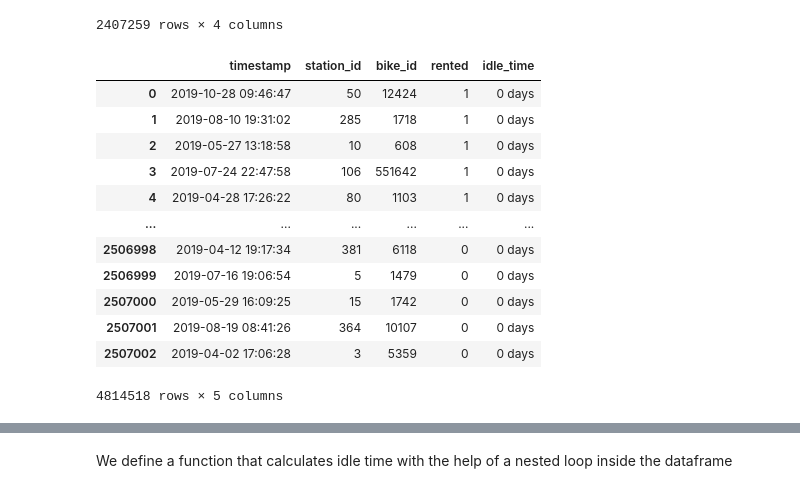
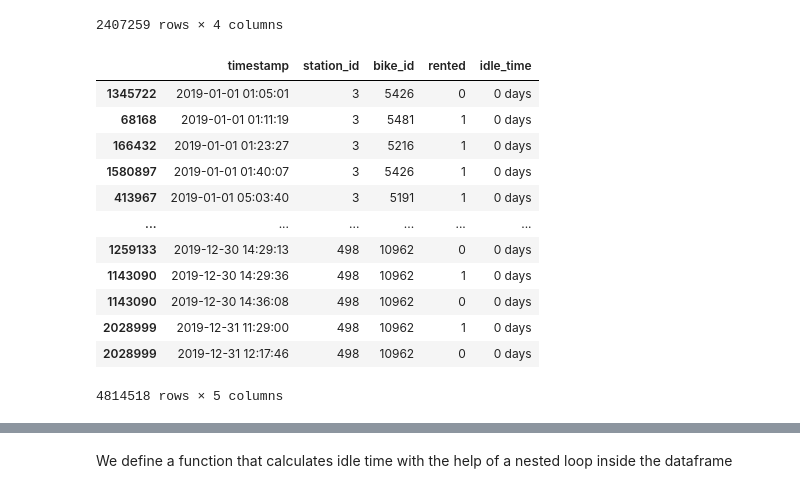
Before and after one commit to Ppkhanh/The-Learning-Machines, a Jupyter notebook: DataPrepVer1.ipynb, the cells around one changed output, grey strips where cells are left out. Cells and saved outputs as stored; diff of their text form; code cells hidden in the pictures.

```diff
--- a/DataPrepVer1.ipynb
+++ b/DataPrepVer1.ipynb
@@ -261,20 +261,20 @@ end_stations
 2407259 rows × 4 columns
 # %%
 df_merged = pd.concat([start_stations, end_stations], axis = 0)
-df_merged.sort_values(by = ["station_id", "timestamp"])
+df_merged = df_merged.sort_values(by = ["station_id", "timestamp"])
 df_merged['idle_time'] = pd.Timedelta(0)
 df_merged
 # %% [output]
 |  | timestamp | station_id | bike_id | rented | idle_time |
-| 0 | 2019-10-28 09:46:47 | 50 | 12424 | 1 | 0 days |
-| 1 | 2019-08-10 19:31:02 | 285 | 1718 | 1 | 0 days |
-| 2 | 2019-05-27 13:18:58 | 10 | 608 | 1 | 0 days |
-| 3 | 2019-07-24 22:47:58 | 106 | 551642 | 1 | 0 days |
-| 4 | 2019-04-28 17:26:22 | 80 | 1103 | 1 | 0 days |
+| 1345722 | 2019-01-01 01:05:01 | 3 | 5426 | 0 | 0 days |
+| 68168 | 2019-01-01 01:11:19 | 3 | 5481 | 1 | 0 days |
+| 166432 | 2019-01-01 01:23:27 | 3 | 5216 | 1 | 0 days |
+| 1580897 | 2019-01-01 01:40:07 | 3 | 5426 | 1 | 0 days |
+| 413967 | 2019-01-01 05:03:40 | 3 | 5191 | 1 | 0 days |
 | ... | ... | ... | ... | ... | ... |
-| 2506998 | 2019-04-12 19:17:34 | 381 | 6118 | 0 | 0 days |
-| 2506999 | 2019-07-16 19:06:54 | 5 | 1479 | 0 | 0 days |
-| 2507000 | 2019-05-29 16:09:25 | 15 | 1742 | 0 | 0 days |
-| 2507001 | 2019-08-19 08:41:26 | 364 | 10107 | 0 | 0 days |
-| 2507002 | 2019-04-02 17:06:28 | 3 | 5359 | 0 | 0 days |
+| 1259133 | 2019-12-30 14:29:13 | 498 | 10962 | 0 | 0 days |
+| 1143090 | 2019-12-30 14:29:36 | 498 | 10962 | 1 | 0 days |
+| 1143090 | 2019-12-30 14:36:08 | 498 | 10962 | 0 | 0 days |
+| 2028999 | 2019-12-31 11:29:00 | 498 | 10962 | 1 | 0 days |
+| 2028999 | 2019-12-31 12:17:46 | 498 | 10962 | 0 | 0 days |
 4814518 rows × 5 columns
```
Also changed, not shown: parts of 10 cells of this notebook.
